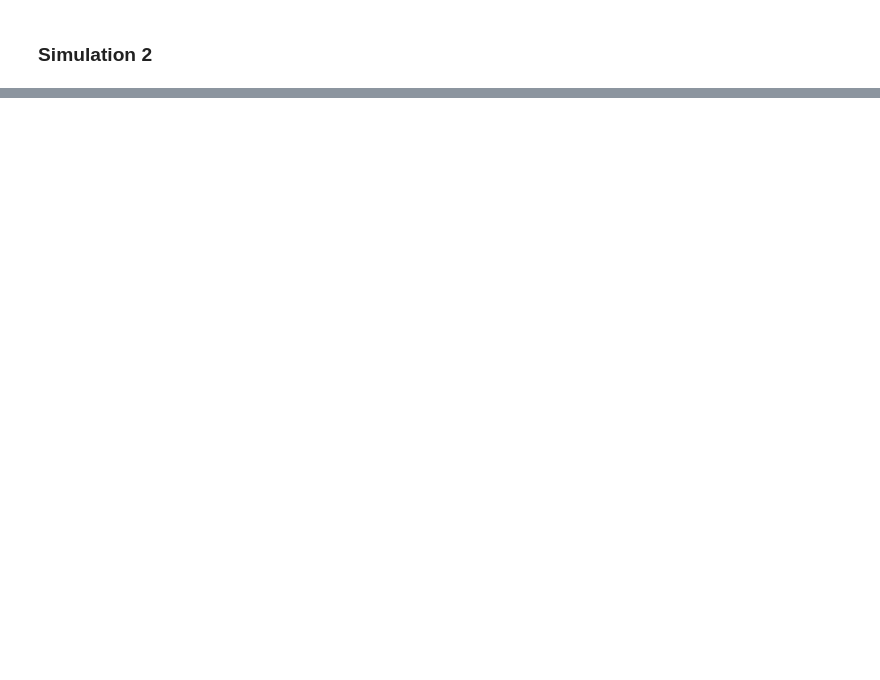
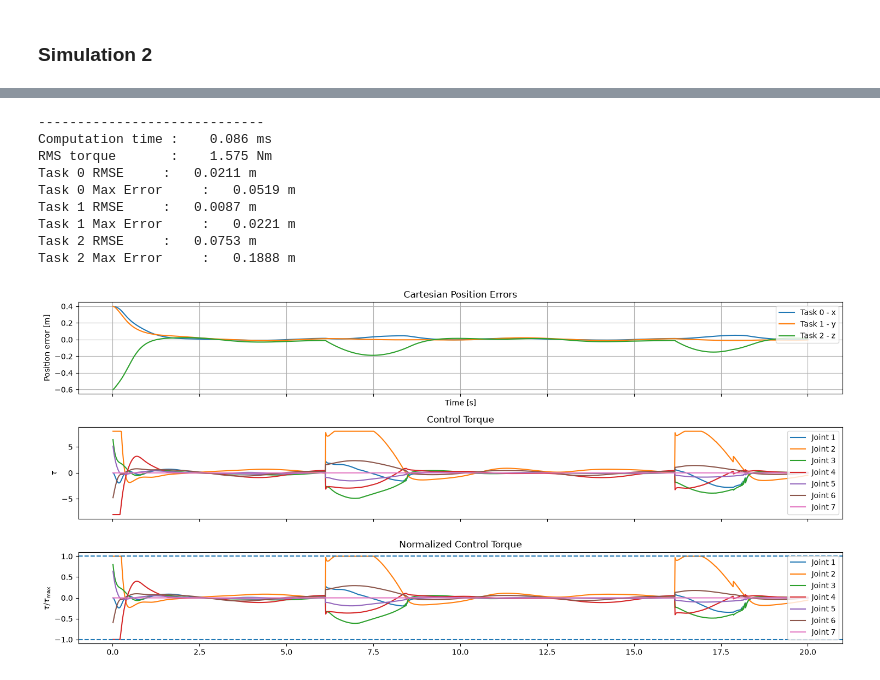
Before and after one commit to moerli4/arcl_project, a Jupyter notebook: arcl_ws/simulation.ipynb, the cells around one changed output, grey strips where cells are left out. Drawn from its saved outputs; the diff is of its cells as text; code cells hidden in the pictures; blank space fills up the shorter version.

```diff
--- a/arcl_ws/simulation.ipynb
+++ b/arcl_ws/simulation.ipynb
@@ -96,0 +138,25 @@ average controller computation time:    0.083 ms
+# %%
+# traditional nullspace controller (as in the lecture)
+tau_cmd_hist, tasks, torque_limits, computation_times = run(
+    tasks=tasks,
+    controller=TorqueControllerTraditional(),
+    show_viewer=show_viewer,
+    dt=dt,
+    T=T,
+    gravity=gravity,
+    torque_limits=torque_limits,
+)
+
+print_metrics(tau_cmd_hist, tasks, computation_times, dt=0.01, transient_time=5)
+plot_cartesian_pos_errors(tasks=tasks, tau=tau_cmd_hist, torque_limits=torque_limits)
+# %% [output]
+-----------------------------
+Computation time :    0.086 ms
+RMS torque       :    1.575 Nm
+Task 0 RMSE     :   0.0211 m
+Task 0 Max Error     :   0.0519 m
+Task 1 RMSE     :   0.0087 m
+Task 1 Max Error     :   0.0221 m
+Task 2 RMSE     :   0.0753 m
+Task 2 Max Error     :   0.1888 m
+[figure, added]
```
Also changed, not shown: parts of 11 cells of this notebook, 4 other files.
